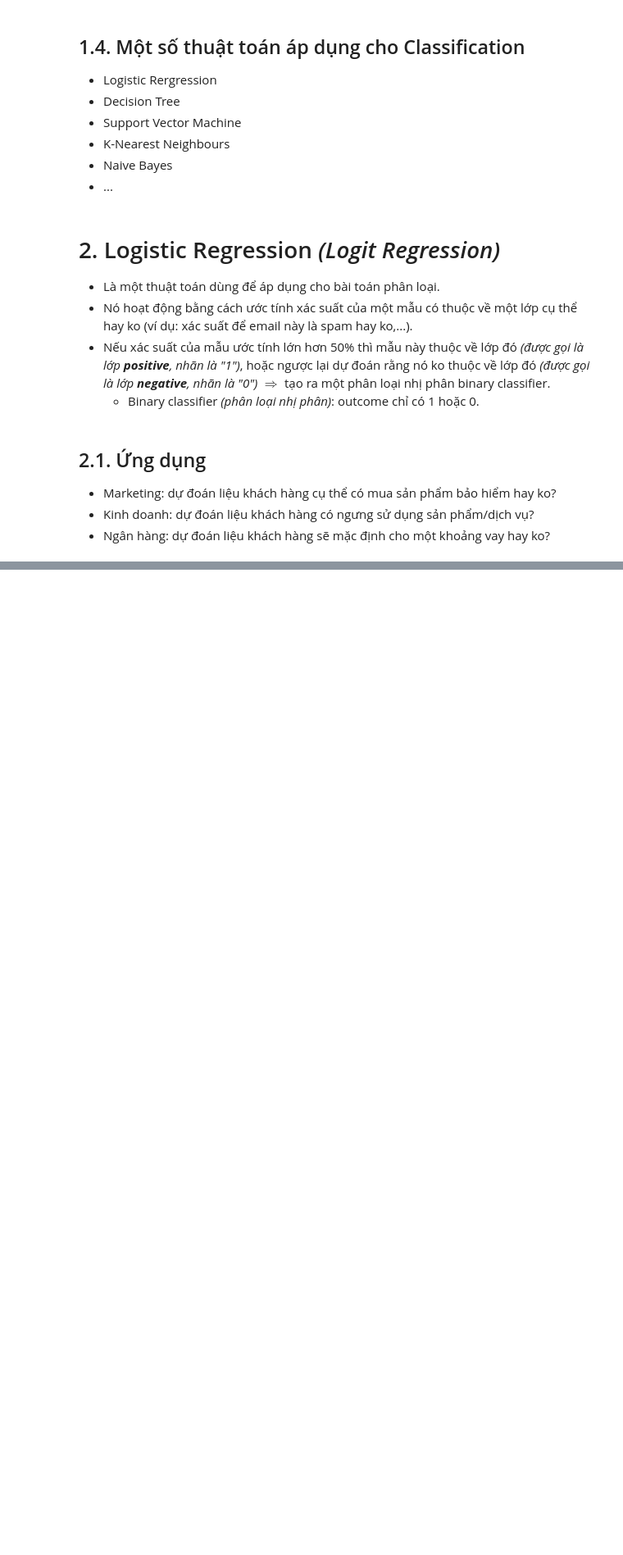
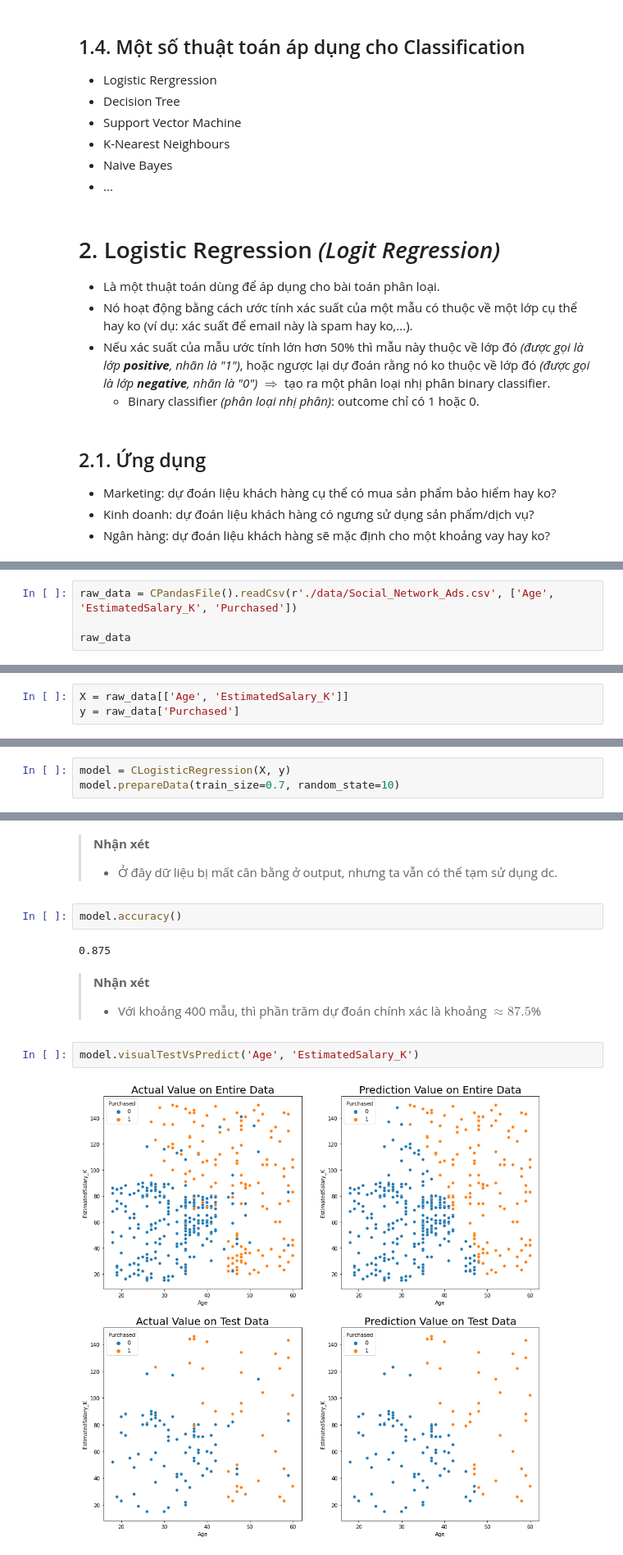
Before and after one commit to cuongpiger/CSC_Machine_Learning_with_Python, a Jupyter notebook: Chapter 3. Supervised Learning - Classification - Logistic Regression/demo.ipynb, the cells around one changed output, grey strips where cells are left out. Shown at 82% size. Drawn from its saved outputs; the diff is of its cells as text; blank space fills up the shorter version.

```diff
--- a/Chapter 3. Supervised Learning - Classification - Logistic Regression/demo.ipynb
+++ b/Chapter 3. Supervised Learning - Classification - Logistic Regression/demo.ipynb
@@ -44,0 +87,4 @@
+# %%
+raw_data = CPandasFile().readCsv(r'./data/Social_Network_Ads.csv', ['Age', 'EstimatedSalary_K', 'Purchased'])
+
+raw_data
@@ -44,0 +118,3 @@
+# %%
+X = raw_data[['Age', 'EstimatedSalary_K']]
+y = raw_data['Purchased']
@@ -44,0 +125,3 @@
+# %%
+model = CLogisticRegression(X, y)
+model.prepareData(train_size=0.7, random_state=10)
@@ -44,0 +154,14 @@
+# %% [markdown]
+> **Nhận xét**
+> * Ở đây dữ liệu bị mất cân bằng ở output, nhưng ta vẫn có thể tạm sử dụng dc.
+# %%
+model.accuracy()
+# %% [output]
+0.875
+# %% [markdown]
+> **Nhận xét**
+> * Với khoảng 400 mẫu, thì phần trăm dự đoán chính xác là khoảng $\approx{87.5}$%
+# %%
+model.visualTestVsPredict('Age', 'EstimatedSalary_K')
+# %% [output]
+[figure, added]
```
Also changed, not shown: parts of 23 cells of this notebook, 7 other files.
